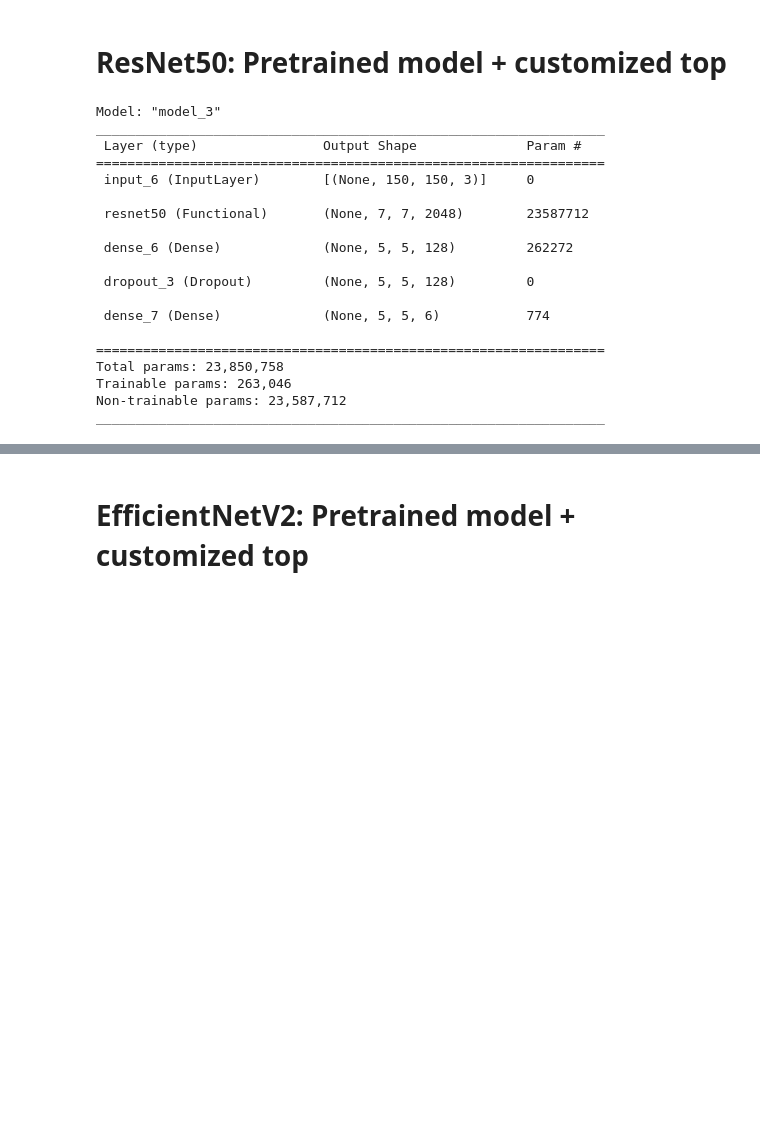
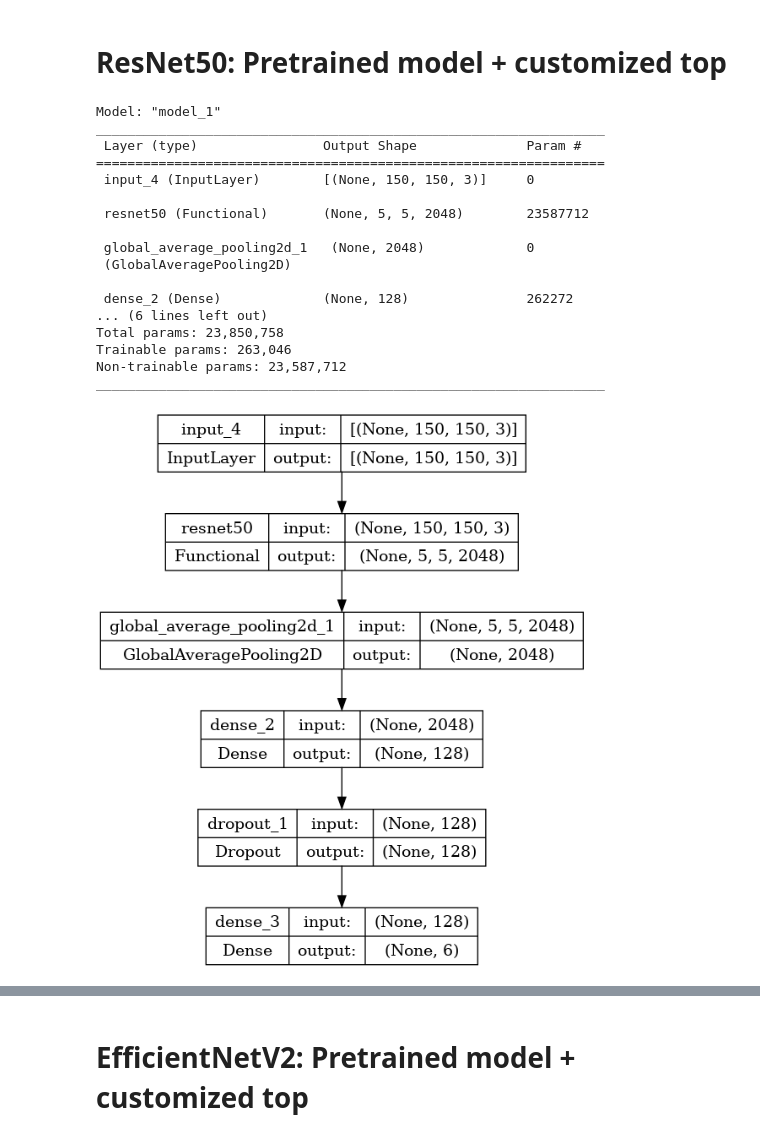
Before and after one commit to lorrespz/Image-Classification-Collection, a Jupyter notebook: natural-scenes-classification-resnet50-others.ipynb, the cells around one changed output, grey strips where cells are left out. Cells and saved outputs as stored; diff of their text form; code cells hidden in the pictures; blank space fills up the shorter version.

```diff
--- a/natural-scenes-classification-resnet50-others.ipynb
+++ b/natural-scenes-classification-resnet50-others.ipynb
@@ -131,10 +130,10 @@ plt.show()
 # %% [markdown]
 # ResNet50: Pretrained model + customized top
 # %%
+#https://www.tensorflow.org/api_docs/python/tf/keras/applications/resnet50/ResNet50
 base_resnet50 = ResNet50(include_top = False,
                        weights = 'imagenet',
-                       input_shape = (224,224,3))
+                       input_shape = (150,150,3))
 
-#make all layer in the pretrained VGG16 non-trainable
 for layer in base_resnet50.layers:
     layer.trainable = False
@@ -143,6 +140,7 @@ for layer in base_resnet50.layers:
 # %%
 inputs = Input(shape=(150, 150, 3))
 x = base_resnet50(inputs, training=False)
+x = GlobalAveragePooling2D()(x)
 x = Dense(128, activation = 'relu')(x)
 x = Dropout(0.2)(x)
 x =Dense(6, activation='softmax')(x)
@@ -150,27 +148,27 @@ x =Dense(6, activation='softmax')(x)
 model_resnet50 = Model(inputs, x)
 model_resnet50.summary()
 # %% [output]
-Model: "model_3"
+Model: "model_1"
 _________________________________________________________________
  Layer (type)                Output Shape              Param #
 =================================================================
- input_6 (InputLayer)        [(None, 150, 150, 3)]     0
+ input_4 (InputLayer)        [(None, 150, 150, 3)]     0
 
- resnet50 (Functional)       (None, 7, 7, 2048)        23587712
+ resnet50 (Functional)       (None, 5, 5, 2048)        23587712
 
- dense_6 (Dense)             (None, 5, 5, 128)         262272
+ global_average_pooling2d_1   (None, 2048)             0
+ (GlobalAveragePooling2D)
 
- dropout_3 (Dropout)         (None, 5, 5, 128)         0
-
- dense_7 (Dense)             (None, 5, 5, 6)           774
-
-=================================================================
+ dense_2 (Dense)             (None, 128)               262272
+... (6 lines left out)
 Total params: 23,850,758
 Trainable params: 263,046
 Non-trainable params: 23,587,712
 _________________________________________________________________
 # %%
-#plot_model(model_resnet50, show_shapes = True)
+plot_model(model_resnet50, show_shapes = True)
+# %% [output]
+[figure, added]
 # %%
 model_resnet50.compile(loss='categorical_crossentropy',
              optimizer='adam',
```
Also changed, not shown: parts of 45 cells of this notebook.
